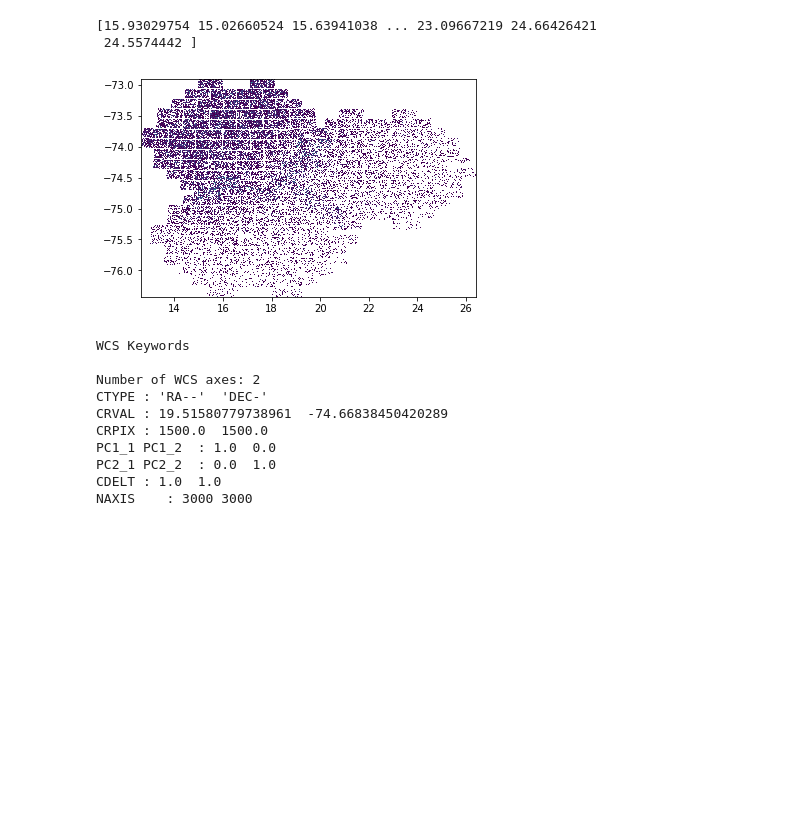
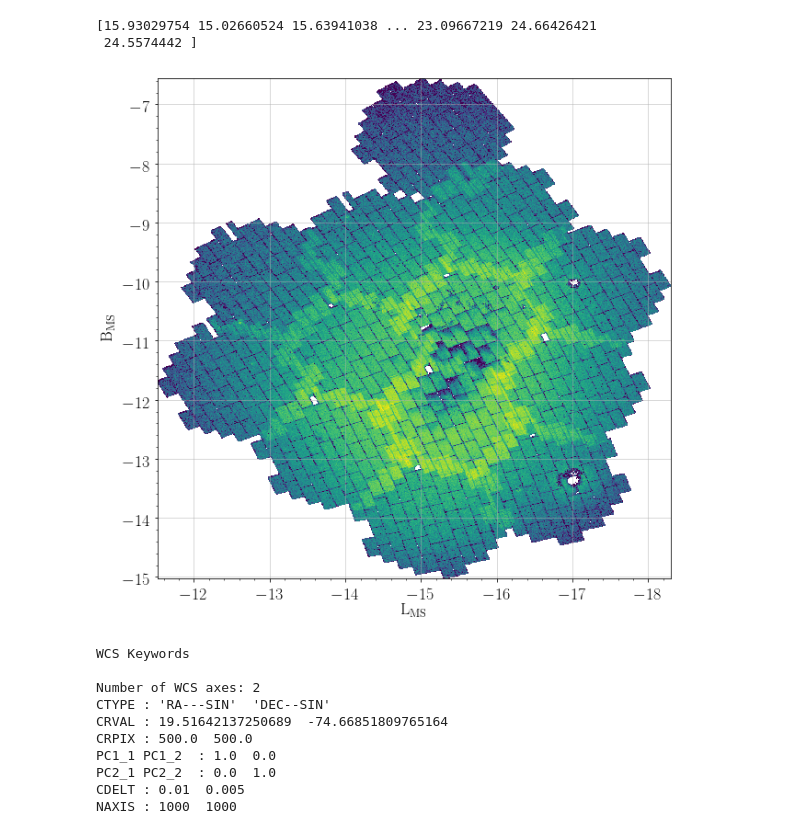
Before and after one commit to pmassana/SMASH_maps, a Jupyter notebook: SMC_map.ipynb, the cells around one changed output. Drawn from its saved outputs; the diff is of its cells as text; code cells hidden in the pictures; blank space fills up the shorter version.

```diff
--- a/SMC_map.ipynb
+++ b/SMC_map.ipynb
@@ -120,15 +120,14 @@ The strategy now will be to create a file that has all of the information from a
 # %% [markdown]
 # Stack all fields in 1 file
 # %%
+#field_list = ['3', '4', '5', '6', '7', '9', '10', '11', '12', '14', '15', '16', '178']
 field_list = ['11', '12', '16']
-data_path = '/home/pol/PhD_DATA/SMASH_DATA/'
+data_path = '/scratch/SMASH_DATA/'
 important_data = np.empty((6,0))
 
 for field in field_list:
     temp_data, temp_header = read_fits(data_path+'Field%s_allobj_stars.fits.gz'%(field))
     important_temp_data = temp_data['ID'], temp_data['RA'], temp_data['DEC'], temp_data['RAERR'], temp_data['G'], temp_data['GERR']
-    print(len(temp_data['RA']))
-    #important_data = np.empty_like(important_temp_data)
-    #print(important_data.shape)
     important_data = np.hstack((important_data, important_temp_data))
+    print('Loaded field: ' + field)
 # %% [output]
@@ -140,4 +144,26 @@ print(important_data[1].astype(float))
 # %% [output]
 [15.93029754 15.02660524 15.63941038 ... 23.09667219 24.66426421
  24.5574442 ]
+# %%
+def phi12_rotmat(alpha,delta):
+    '''
+    Converts coordinates (alpha,delta) to ones defined by a rotation matrix R_phi12_radec, applied on the original coordinates
+    Critical: All angles must be in degrees
+    '''
+    R_phi12_radec = np.array([[ 0.04842439,  0.30207466, -0.95205356],[-0.99433193,  0.10490506, -0.01728974],[ 0.09465244,  0.9474945 ,  0.30544245]])
+
+    vec_radec = np.array([np.cos(alpha*np.pi/180.)*np.cos(delta*np.pi/180.),np.sin(alpha*np.pi/180.)*np.cos(delta*np.pi/180.),np.sin(delta*np.pi/180.)])
+    vec_phi12 = np.zeros(np.shape(vec_radec))
+
+    vec_phi12[0] = np.sum(R_phi12_radec[0][i]*vec_radec[i] for i in range(3))
+    vec_phi12[1] = np.sum(R_phi12_radec[1][i]*vec_radec[i] for i in range(3))
+    vec_phi12[2] = np.sum(R_phi12_radec[2][i]*vec_radec[i] for i in range(3))
+
+    vec_phi12 = vec_phi12.T
+    vec_phi12 = np.dot(R_phi12_radec,vec_radec).T
+    phi1 = np.arctan2(vec_phi12[:,1],vec_phi12[:,0])*180./np.pi
+    phi2 = np.arcsin(vec_phi12[:,2])*180./np.pi
+    return [phi1,phi2]
+# %%
+ms_l, ms_b = phi12_rotmat(important_data[1].astype(float), important_data[2].astype(float))
 # %%
@@ -145,11 +171,21 @@ image_hist, xbins, ybins = np.histogram2d(important_data[1].astype(float), impor
-# %%
-plt.hist2d(important_data[1].astype(float), important_data[2].astype(float), bins = (3000, 3000), cmin=1)
-plt.show()
-# %% [output]
-[figure, removed]
+# %%
+plt.rc('text', usetex=True)
+plt.rc('font', family='serif')
+plt.rcParams.update({'font.size':18})
+# %%
+plt.figure(figsize=(10,10))
+plt.hist2d(ms_l, ms_b, bins = (1000, 1000), cmin=1, norm = matplotlib.colors.LogNorm())
+plt.xlabel('L$_{\mathrm{MS}}$')
+plt.ylabel('B$_{\mathrm{MS}}$')
+plt.gca().invert_xaxis()
+plt.grid(alpha=0.6)
+plt.minorticks_on()
+plt.show()
+# %% [output]
+[figure, added]
 # %%
-temp_header['CTYPE1'] = 'RA--'
-temp_header['CTYPE2'] = 'DEC-'
+temp_header['CTYPE1'] = 'RA---SIN'
+temp_header['CTYPE2'] = 'DEC--SIN'
 temp_header['NAXIS'] = 2
 temp_header['NAXIS1'] = len(xbins)-1
 temp_header['NAXIS2'] = len(ybins)-1
@@ -157,19 +193,21 @@ temp_header['CRVAL1'] = (max(xbins)+min(xbins))/2.0
 temp_header['CRVAL2'] = (max(ybins)+min(ybins))/2.0
 temp_header['CRPIX1'] = (len(xbins)-1)/2.0
 temp_header['CRPIX2'] = (len(ybins)-1)/2.0
-temp_header['CDELT1'] = 1.0
-temp_header['CDELT2'] = 1.0
+temp_header['CUNIT1'] = 'deg'
+temp_header['CUNIT2'] = 'deg'
+temp_header['CDELT1'] = 0.01
+temp_header['CDELT2'] = 0.005
 wcs = WCS(temp_header)
 print(wcs)
 # %% [output]
 WCS Keywords
 
 Number of WCS axes: 2
-CTYPE : 'RA--'  'DEC-'
-CRVAL : 19.51580779738961  -74.66838450420289
-CRPIX : 1500.0  1500.0
+CTYPE : 'RA---SIN'  'DEC--SIN'
+CRVAL : 19.51642137250689  -74.66851809765164
+CRPIX : 500.0  500.0
 PC1_1 PC1_2  : 1.0  0.0
 PC2_1 PC2_2  : 0.0  1.0
-CDELT : 1.0  1.0
-NAXIS    : 3000 3000
+CDELT : 0.01  0.005
+NAXIS : 1000  1000
 # %%
```
Also changed, not shown: parts of 9 cells of this notebook.
